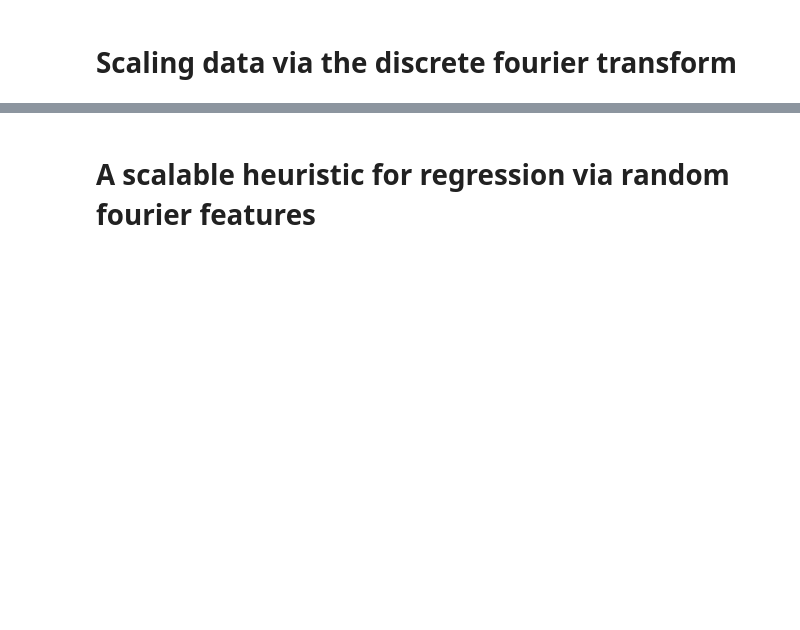
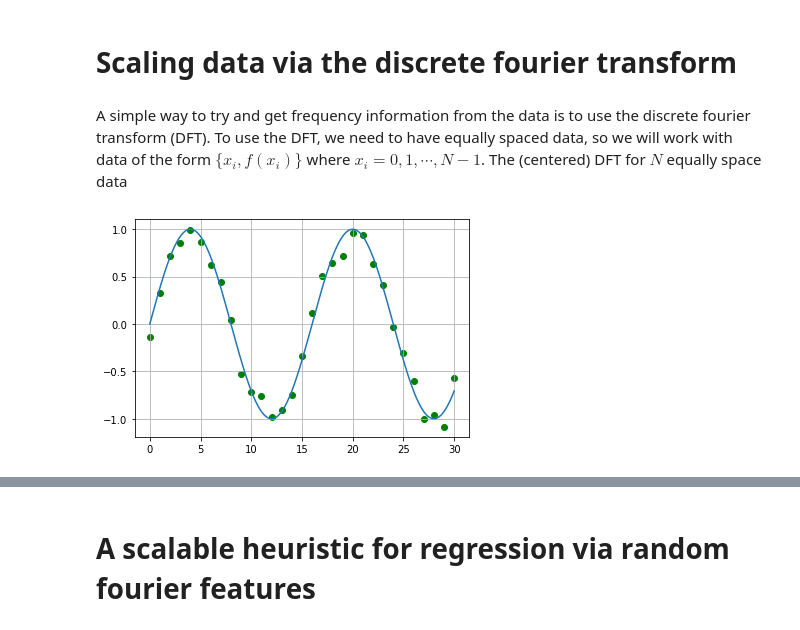
Before and after one commit to AlbertMitjans/hackweek, a Jupyter notebook: src/data_scaling_for_QML.ipynb, the cells around one changed output, grey strips where cells are left out. Cells and saved outputs as stored; diff of their text form; code cells hidden in the pictures; blank space fills up the shorter version.

```diff
--- a/src/data_scaling_for_QML.ipynb
+++ b/src/data_scaling_for_QML.ipynb
@@ -163,3 +163,21 @@ In the rest of this notebook we will look at methods to tackle the second point
 Note that one could also add regularisation to the scaling parameters to control the complexity of the model. This works quite well, although one still has the problem of how to decide how large the regularisation parameter should be, which is still related to the frequency scale of the data.
 # %% [markdown]
 # Scaling data via the discrete fourier transform
+# %% [markdown]
+A simple way to try and get frequency information from the data is to use the discrete fourier transform (DFT). To use the DFT, we need to have equally spaced data, so we will work with data of the form $\{x_i,f(x_i)\}$ where $x_i=0,1,\cdots,N-1$. The (centered) DFT for $N$ equally space data
+# %%
+X = np.arange(0, 31, 1) #equally spaced data
+
+freq= np.pi/8
+labels, Y = generate_data_regression(X, noise=0.1,freq=freq)
+
+# Plot data
+x_points = np.linspace(0, 30, 1000)
+
+plt.scatter(X, Y, color="green")
+
+plt.plot(x_points, np.sin(freq * x_points))
+plt.grid()
+plt.show()
+# %% [output]
+[figure, added]
```
Also changed, not shown: parts of 6 cells of this notebook.
